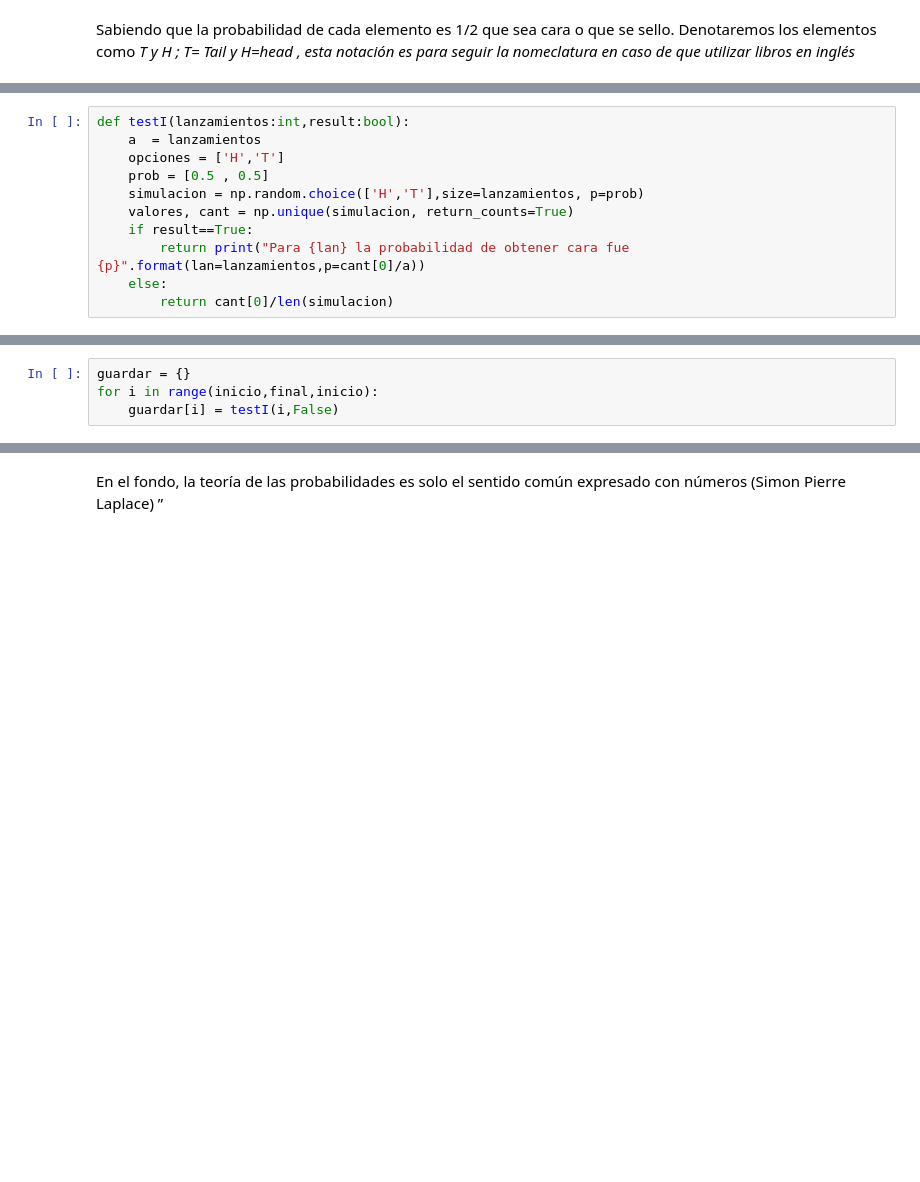
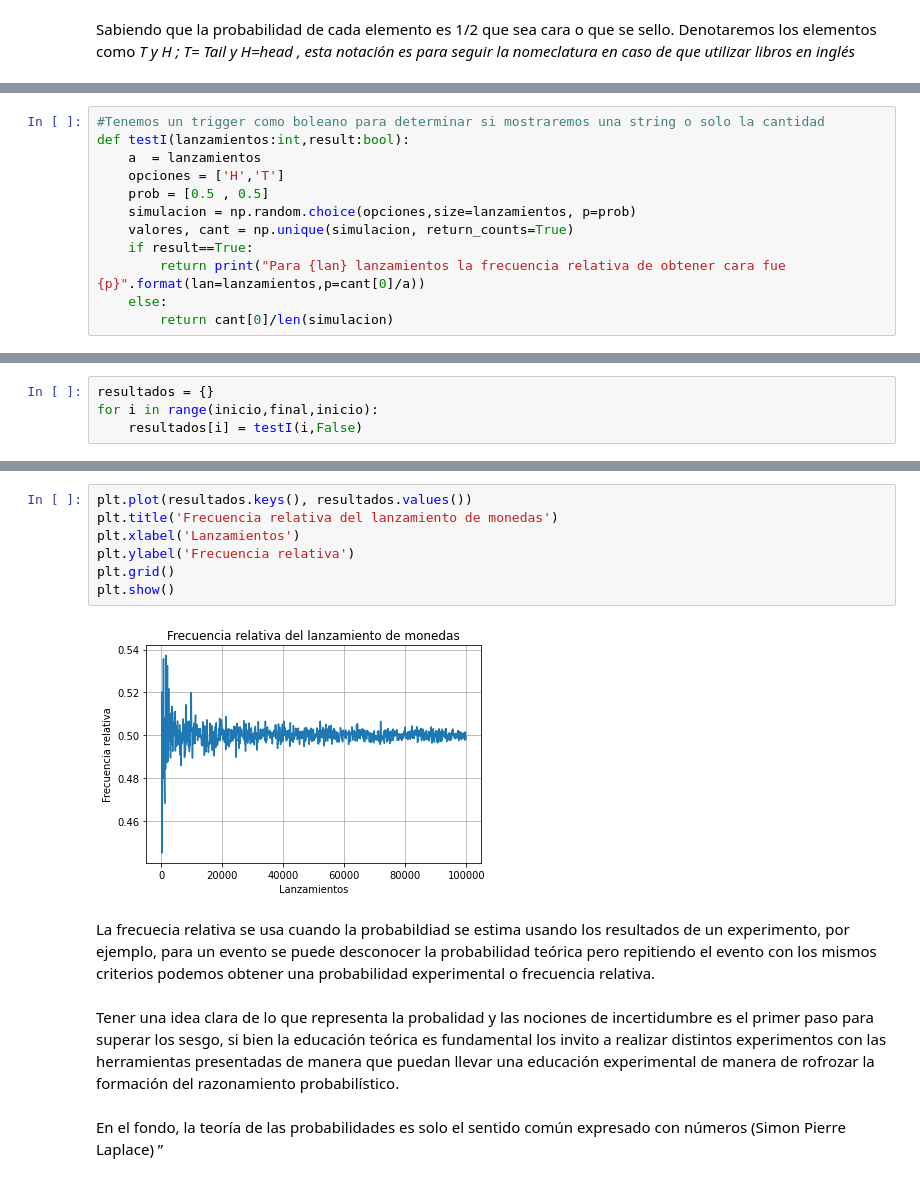
Before and after one commit to Hramos93/Prob_Estadistica, a Jupyter notebook: Teoria_Probabilidades/Introduccion_probabilidad.ipynb, the cells around one changed output, grey strips where cells are left out. Saved outputs shown, nothing was run; the diff lists cells and outputs as text; blank space fills up the shorter version.

```diff
--- a/Teoria_Probabilidades/Introduccion_probabilidad.ipynb
+++ b/Teoria_Probabilidades/Introduccion_probabilidad.ipynb
@@ -67,12 +68,13 @@ Crearemos un código para realizar la misma prueba varias veces
 # %%
+#Tenemos un trigger como boleano para determinar si mostraremos una string o solo la cantidad
 def testI(lanzamientos:int,result:bool):
     a  = lanzamientos
     opciones = ['H','T']
     prob = [0.5 , 0.5]
-    simulacion = np.random.choice(['H','T'],size=lanzamientos, p=prob)
+    simulacion = np.random.choice(opciones,size=lanzamientos, p=prob)
     valores, cant = np.unique(simulacion, return_counts=True)
     if result==True:
-        return print("Para {lan} la probabilidad de obtener cara fue {p}".format(lan=lanzamientos,p=cant[0]/a))
+        return print("Para {lan} lanzamientos la frecuencia relativa de obtener cara fue {p}".format(lan=lanzamientos,p=cant[0]/a))
     else:
         return cant[0]/len(simulacion)
 # %%
@@ -148,4 +163,4 @@ inicio = int(final*0.001)
 # %%
-guardar = {}
+resultados = {}
 for i in range(inicio,final,inicio):
-    guardar[i] = testI(i,False)
+    resultados[i] = testI(i,False)
@@ -157,2 +167,15 @@ plt.show()
+# %%
+plt.plot(resultados.keys(), resultados.values())
+plt.title('Frecuencia relativa del lanzamiento de monedas')
+plt.xlabel('Lanzamientos')
+plt.ylabel('Frecuencia relativa')
+plt.grid()
+plt.show()
+# %% [output]
+[figure, added]
+# %% [markdown]
+La frecuecia relativa se usa cuando la probabildiad se estima usando los resultados de un experimento, por ejemplo, para un evento se puede desconocer la probabilidad teórica pero repitiendo el evento con los mismos criterios podemos obtener una probabilidad experimental o frecuencia relativa.
+# %% [markdown]
+Tener una idea clara de lo que representa la probalidad y las nociones de incertidumbre es el primer paso para superar los sesgo, si bien la educación teórica es fundamental los invito a realizar distintos experimentos con las herramientas presentadas de manera que puedan llevar una educación experimental de manera de rofrozar la formación del razonamiento probabilístico.
 # %% [markdown]
 <cita>En el fondo, la teoría de las probabilidades es solo el sentido común expresado con números (Simon Pierre Laplace) </cita> ”
```
Also changed, not shown: parts of 31 cells of this notebook.
